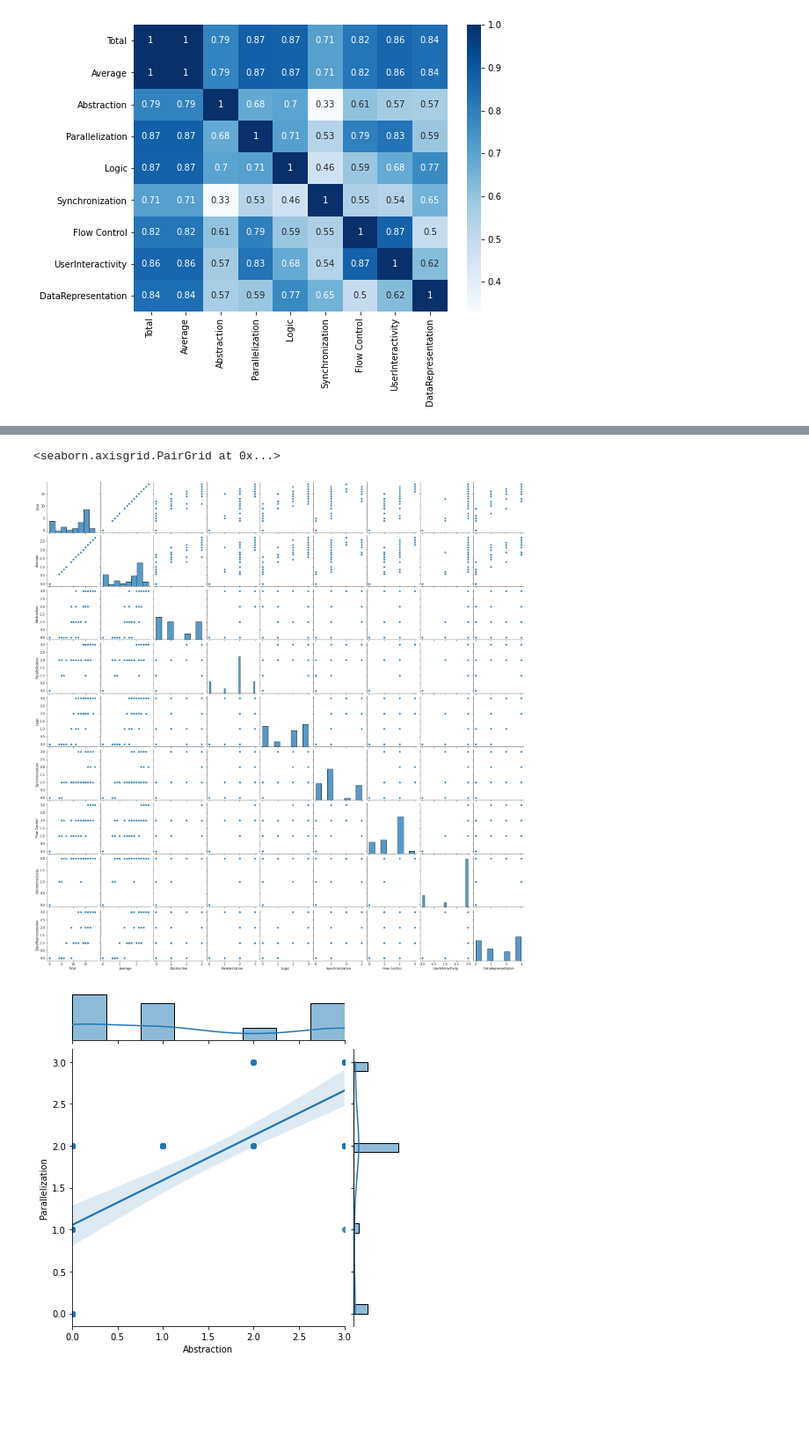
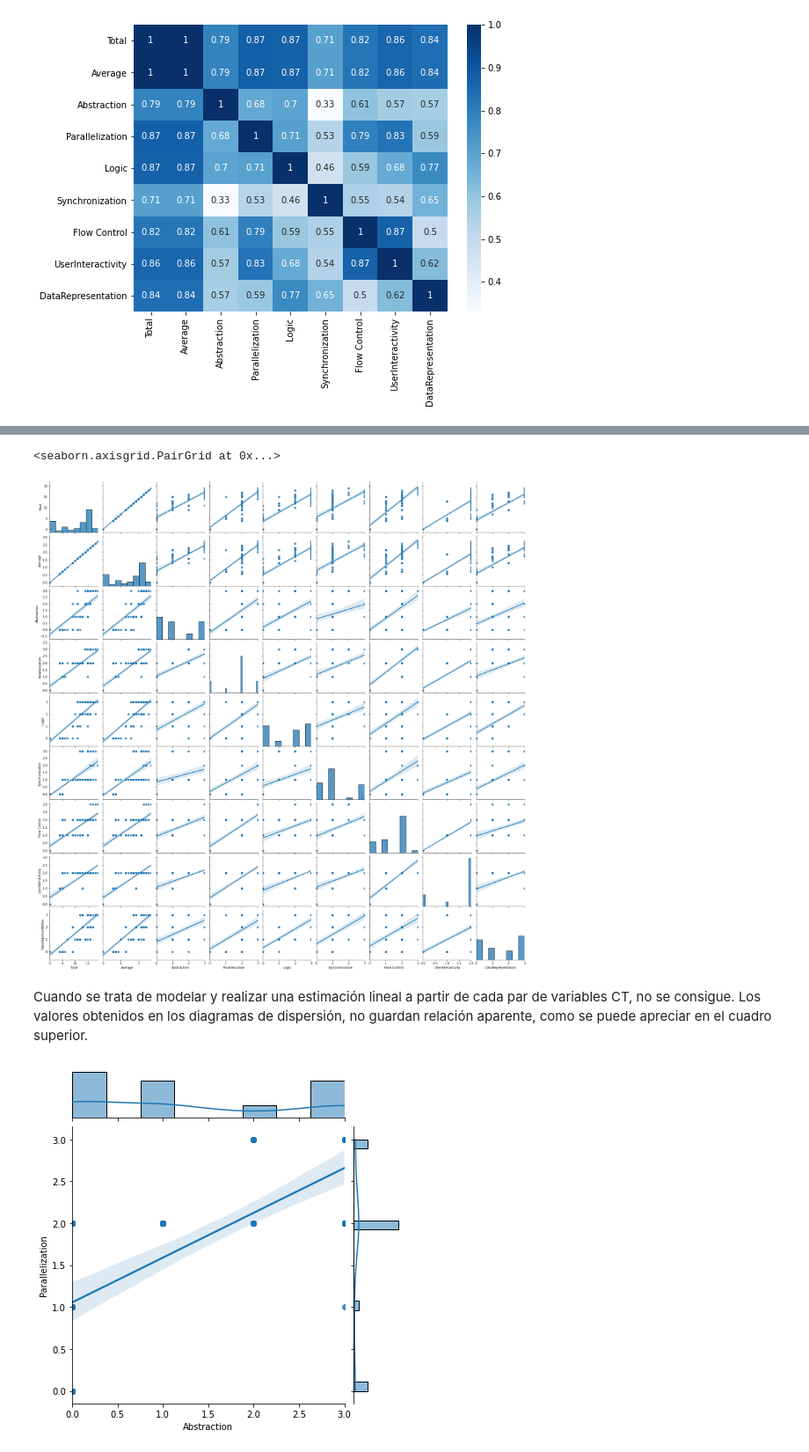
Before and after one commit to rcruiz/pruebaCT, a Jupyter notebook: Analisis.ipynb, the cells around one changed output, grey strips where cells are left out. Shown at 88% size. Cells and saved outputs as stored; diff of their text form; code cells hidden in the pictures; blank space fills up the shorter version.

```diff
--- a/Analisis.ipynb
+++ b/Analisis.ipynb
@@ -618,8 +659,10 @@ plt.show()
 # %%
-sns.pairplot(df_analyzer)
+sns.pairplot(df_analyzer, kind="reg")
 # %% [output]
 <seaborn.axisgrid.PairGrid at 0x...>
-[figure, old version]
+[figure, new version]
+# %% [markdown]
+Cuando se trata de modelar y realizar una estimación lineal a partir de cada par de variables CT, no se consigue. Los valores obtenidos en los diagramas de dispersión, no guardan relación aparente, como se puede apreciar en el cuadro superior.
 # %%
 sns.jointplot(x='Abstraction', y='Parallelization', data=df_analyzer, kind='reg');
 # %% [output]
```
Also changed, not shown: parts of 84 cells of this notebook.
